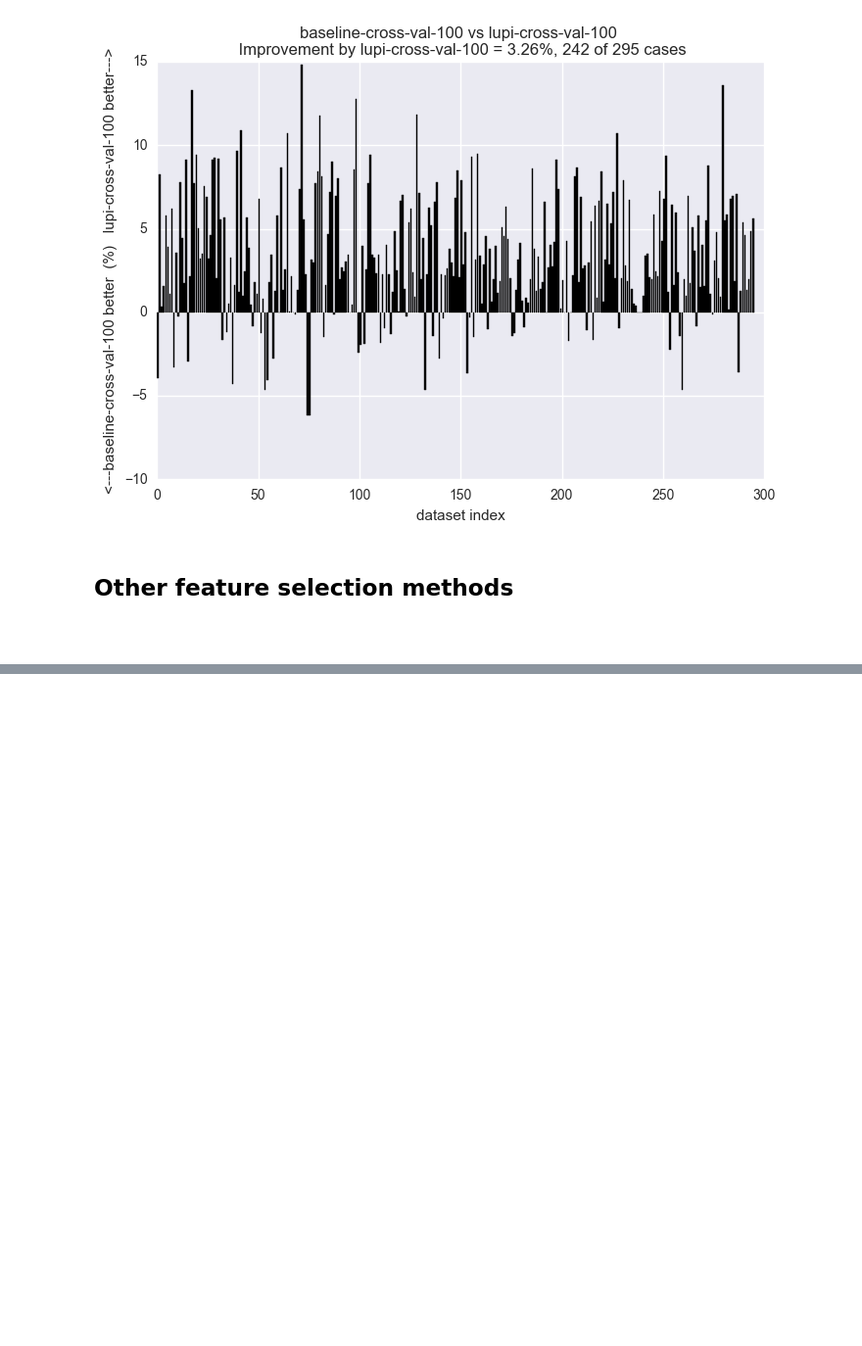
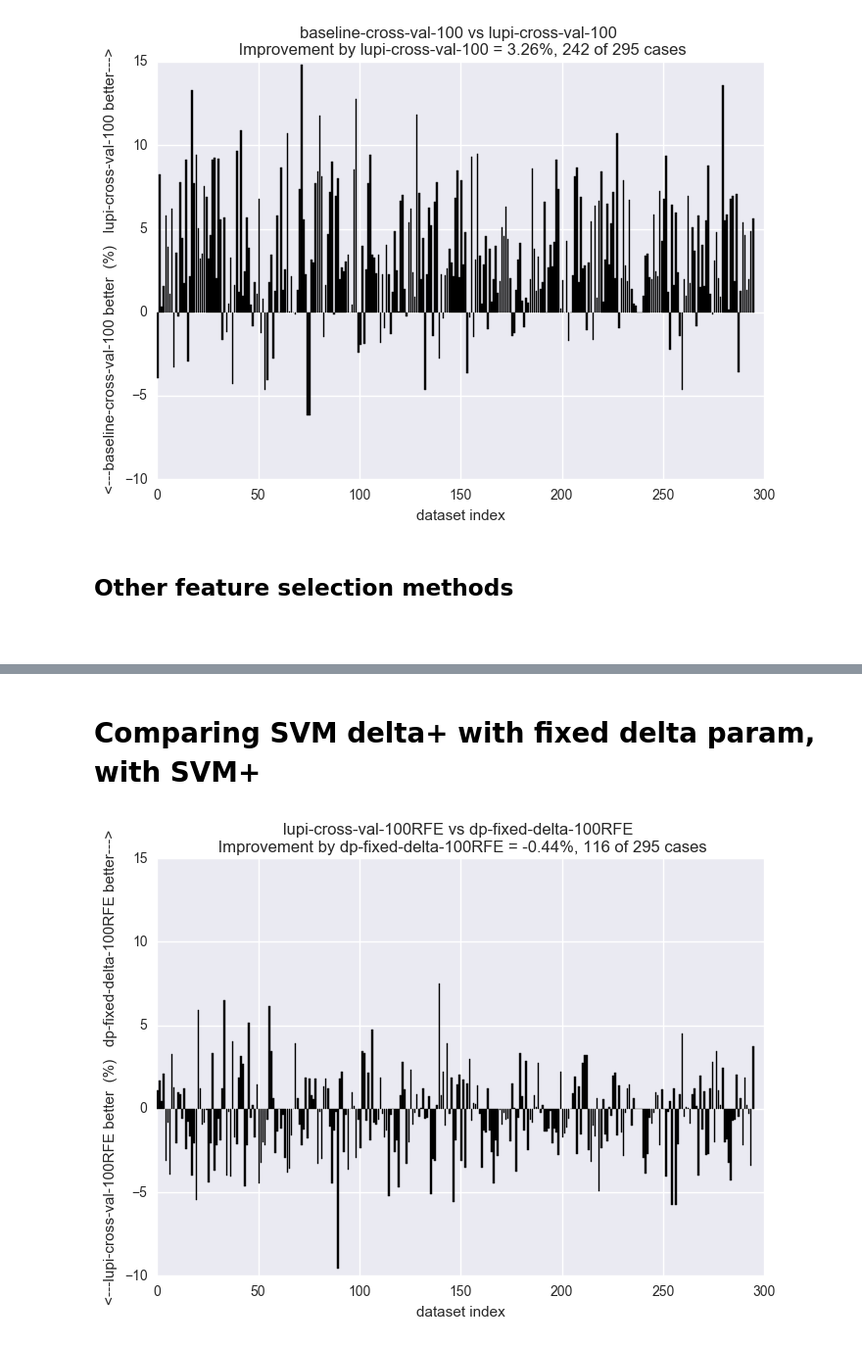
Before and after one commit to jt86/Notebooks, a Jupyter notebook: LUFeNotebook.ipynb, the cells around one changed output, grey strips where cells are left out. Shown: that part at 98% size. Cells and saved outputs as stored; diff of their text form; code cells hidden in the pictures; blank space fills up the shorter version.

```diff
--- a/LUFeNotebook.ipynb
+++ b/LUFeNotebook.ipynb
@@ -53,0 +126,6 @@ PNR.plot_bars(all_baseline,lufe_baseline)
+# %% [markdown]
+# Comparing SVM delta+ with fixed delta param, with SVM+
+# %%
+PNR.plot_bars(lufe_baseline,svm_deltaplus_fixed)
+# %% [output]
+[figure, added]
```
Also changed, not shown: parts of 12 cells of this notebook, 4 other files.
